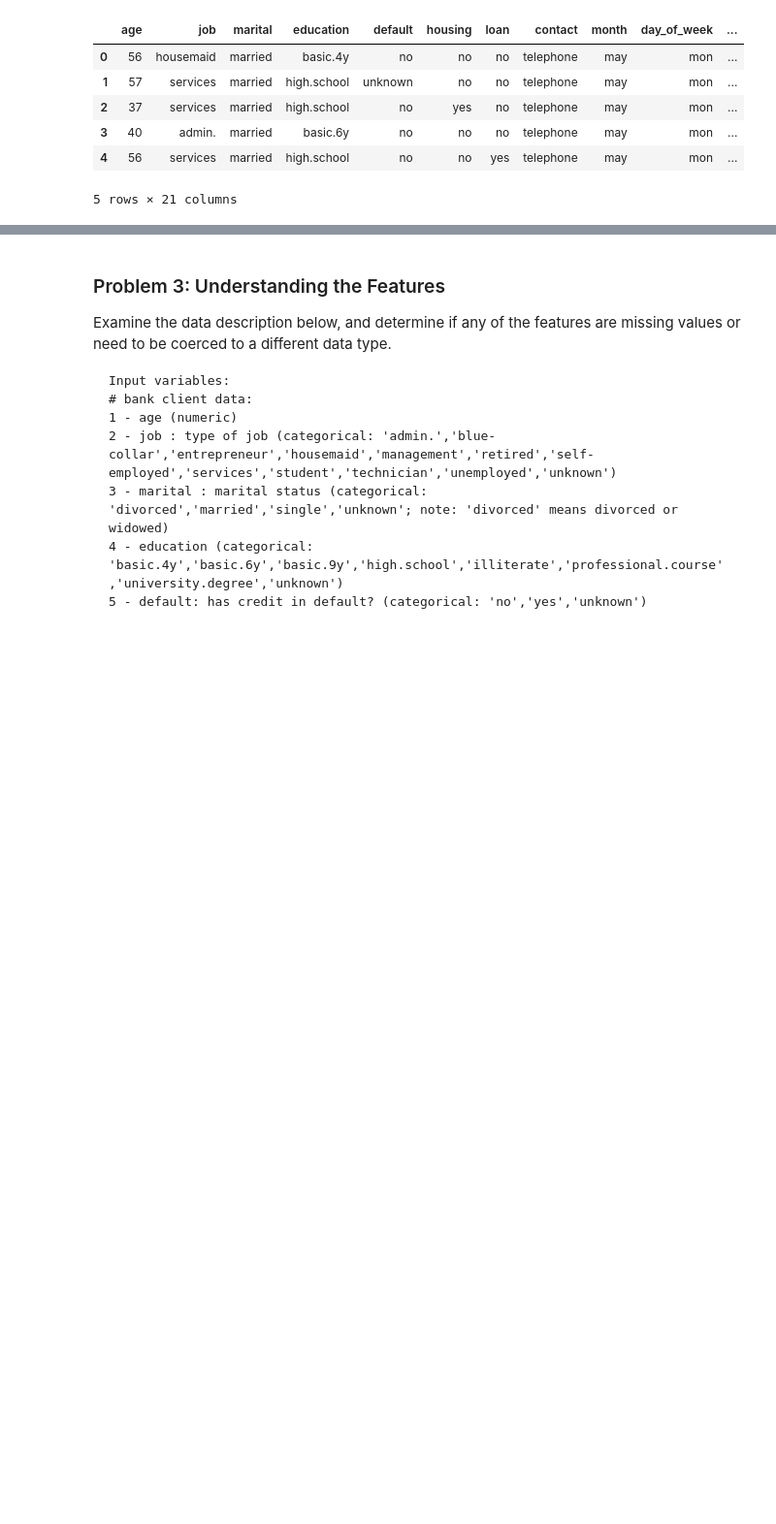
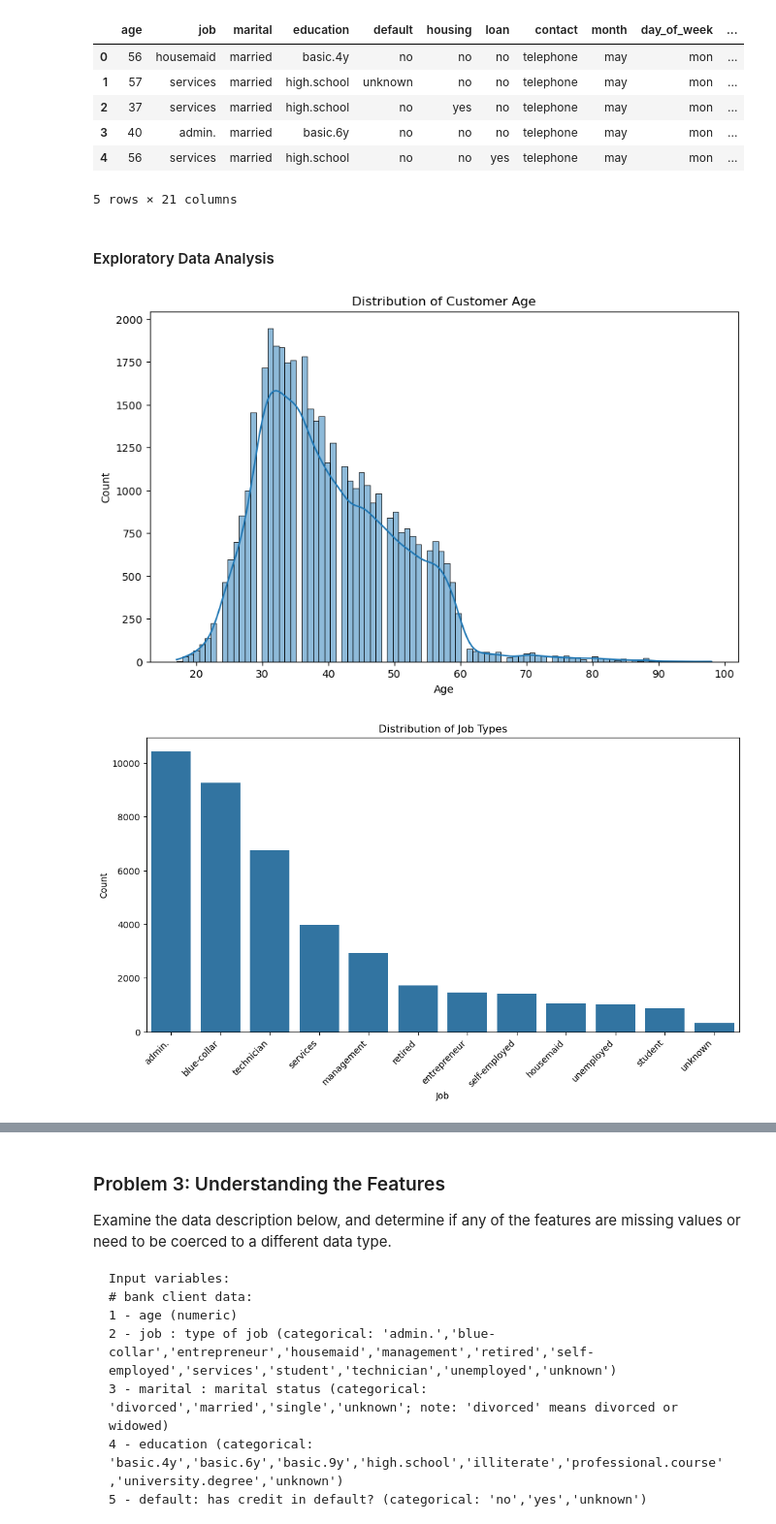
Before and after one commit to krishna-lenkala/kraftwerk, a Jupyter notebook: module17_starter/prompt_III.ipynb, the cells around one changed output, grey strips where cells are left out. Shown at 97% size. Drawn from its saved outputs; the diff is of its cells as text; code cells hidden in the pictures; blank space fills up the shorter version.

```diff
--- a/module17_starter/prompt_III.ipynb
+++ b/module17_starter/prompt_III.ipynb
@@ -79,3 +79,50 @@ bank_marketing_data.head()
 | 3 | 40 | admin. | married | basic.6y | no | no | no | telephone | may | mon | ... |
 | 4 | 56 | services | married | high.school | no | no | yes | telephone | may | mon | ... |
 5 rows × 21 columns
+# %% [markdown]
+#### Exploratory Data Analysis
+# %%
+#Distribution of Customer Age
+plt.figure(figsize=(10, 6))
+sns.histplot(bank_marketing_data['age'], kde=True)
+plt.title('Distribution of Customer Age')
+plt.xlabel('Age')
+plt.ylabel('Count')
+plt.show()
+
+#Distribution of Job Types
+plt.figure(figsize=(12, 6))
+job_counts = bank_marketing_data['job'].value_counts()
+sns.barplot(x=job_counts.index, y=job_counts.values)
+plt.title('Distribution of Job Types')
+plt.xlabel('Job')
+plt.ylabel('Count')
+plt.xticks(rotation=45, ha='right')
+plt.show()
+
+#Correlation Heatmap of Numerical Features
+numeric_features = bank_marketing_data.select_dtypes(include=[np.number]).columns
+plt.figure(figsize=(12, 10))
+sns.heatmap(bank_marketing_data[numeric_features].corr(), annot=True, cmap='coolwarm', linewidths=0.5)
+plt.title('Correlation Heatmap of Numerical Features')
+plt.show()
+
+#Distribution of Target Variable (y)
+plt.figure(figsize=(8, 6))
+sns.countplot(x='y', data=bank_marketing_data)
+plt.title('Distribution of Target Variable (y)')
+plt.xlabel('Subscription')
+plt.ylabel('Count')
+plt.show()
+
+#Age Distribution by Job Type
+plt.figure(figsize=(14, 8))
+sns.boxplot(x='job', y='age', data=bank_marketing_data)
+plt.title('Age Distribution by Job Type')
+plt.xlabel('Job')
+plt.ylabel('Age')
+plt.xticks(rotation=45, ha='right')
+plt.show()
+# %% [output]
+[figure, added]
+[figure, added]
```
Also changed, not shown: parts of 6 cells of this notebook.
